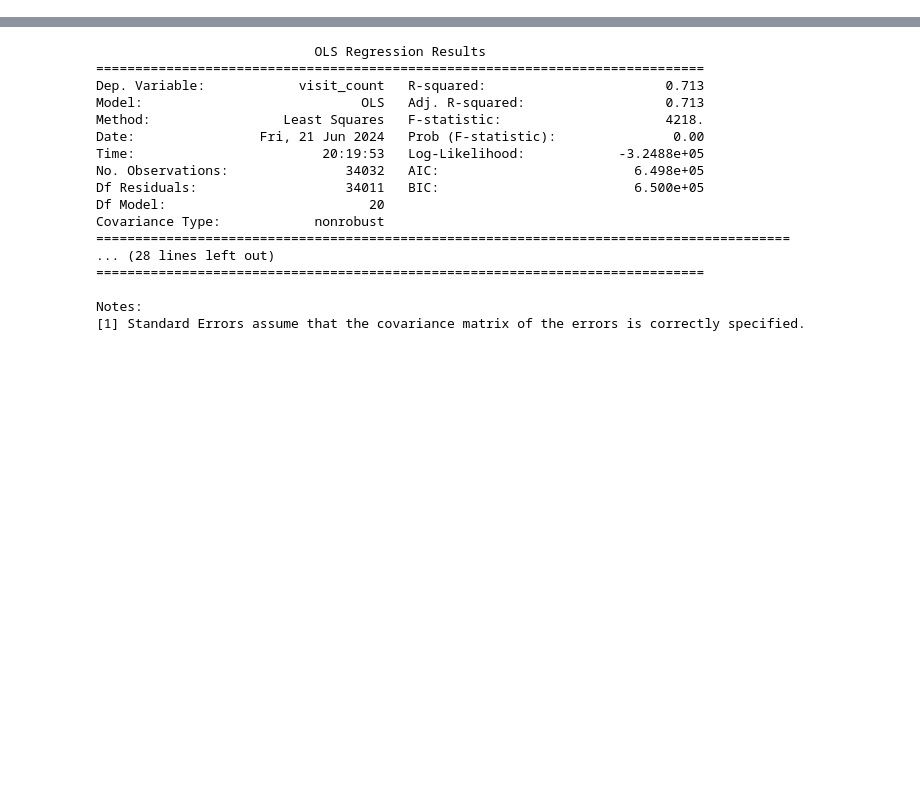
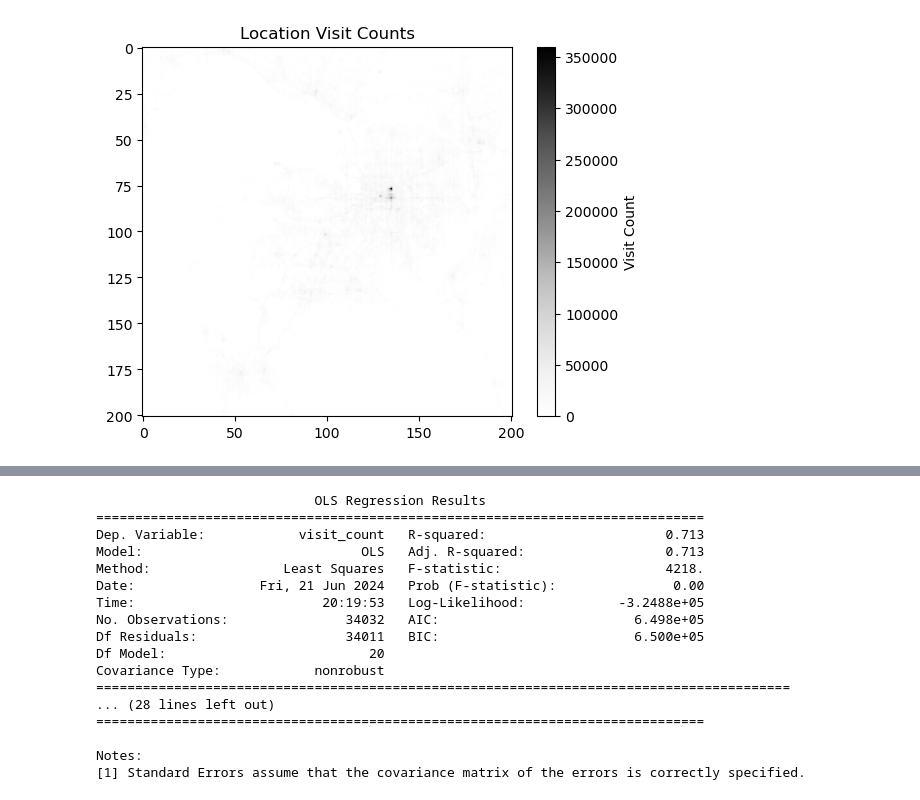
Before and after one commit to ANNIZHENG/MLModel_Eval_with_YJMob100K, a Jupyter notebook: DataAnalysis_POI.ipynb, the cells around one changed output, grey strips where cells are left out. Saved outputs shown, nothing was run; the diff lists cells and outputs as text; code cells hidden in the pictures; blank space fills up the shorter version.

```diff
--- a/DataAnalysis_POI.ipynb
+++ b/DataAnalysis_POI.ipynb
@@ -90,9 +0,0 @@ plt.show()
-# %%
-# Do K-means with the best k
-centroids, distortion = kmeans(transformed_data, 4)
-
-# Assign each user to the nearest cluster
-cluster_assignments, _ = vq(transformed_data, centroids)
-
-# Store clustering result
-user_cluster_df = pd.DataFrame({'uid': user_ids, 'cluster': cluster_assignments})
@@ -248,0 +31,20 @@ plt.show()
+# %%
+# Examine Visit Count
+loc_frequency = yjmob1_df.groupby(['x', 'y']).size().reset_index(name='visit_count')
+
+# Create an empty matrix for heatmap visualization
+max_x = loc_frequency['x'].max()+1
+max_y = loc_frequency['y'].max()+1
+heatmap_matrix = np.zeros((max_y, max_x))
+
+# Fill the matrix with visit_count
+for _, row in loc_frequency.iterrows():
+    heatmap_matrix[row['y'], row['x']] = row['visit_count']
+
+# Display Heatmap
+plt.imshow(heatmap_matrix, cmap='Greys')
+plt.colorbar(label='Visit Count')
+plt.title('Location Visit Counts')
+plt.show()
+# %% [output]
+[figure, added]
```
Also changed, not shown: parts of 65 cells of this notebook.
